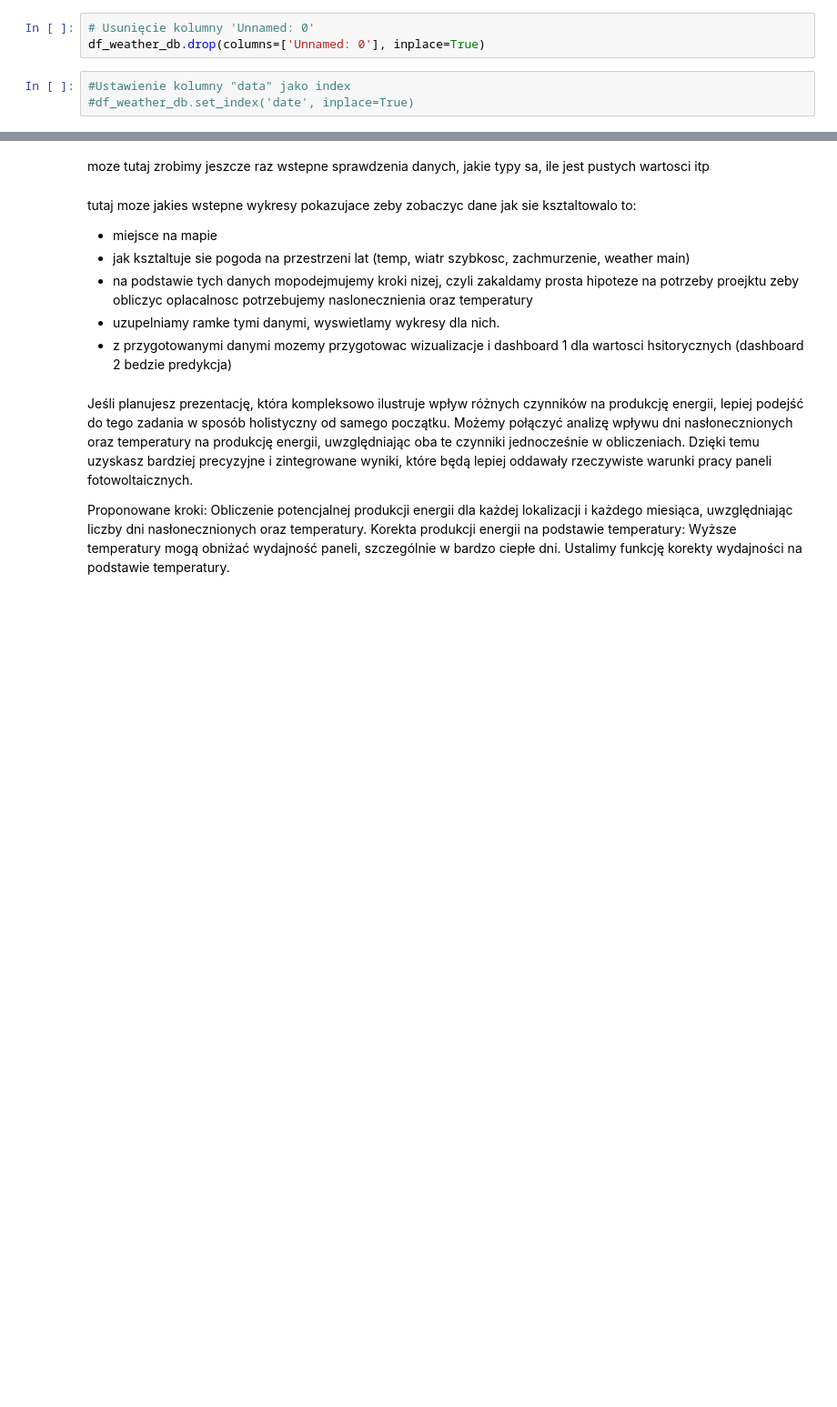
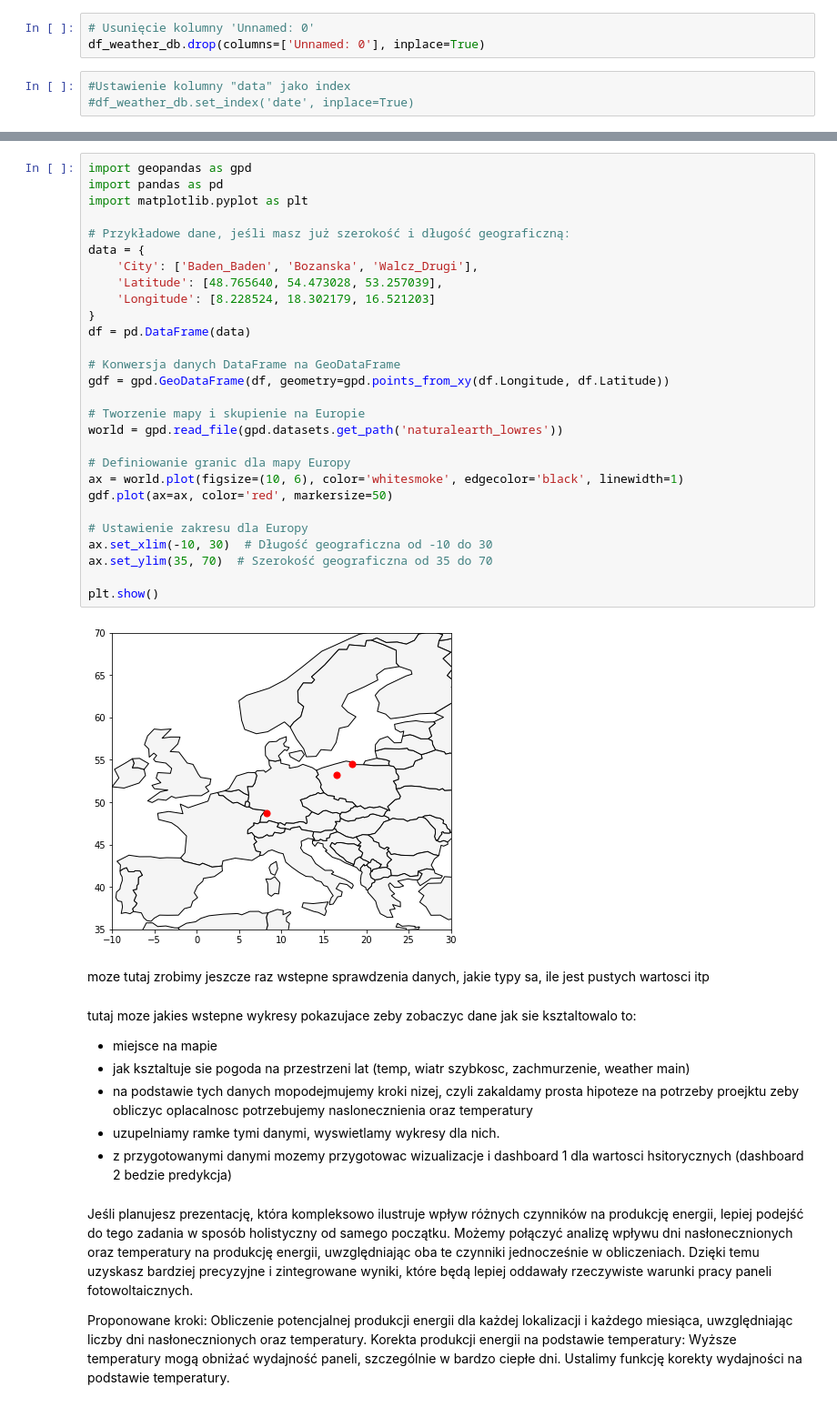
Before and after one commit to BartoszRP/MERITO_ML_Projekt_Fotowoltaika_2024, a Jupyter notebook: 1. Notebooks/03_analiza_danych.ipynb, the cells around one changed output, grey strips where cells are left out. Shown: that part at 91% size. Saved outputs shown, nothing was run; the diff lists cells and outputs as text; blank space fills up the shorter version.

```diff
--- a/1. Notebooks/03_analiza_danych.ipynb
+++ b/1. Notebooks/03_analiza_danych.ipynb
@@ -88,6 +88,36 @@ df_weather_db.head()
 | 2 | 1979-01-01 | Walcz_Drugi | 53.257039 | 16.521203 | -16.437083 | -23.322500 | -21.26 | -9.57 | 1003.708333 | 82.416667 | ... |
 | 3 | 1979-01-02 | Baden_Baden | 48.765640 | 8.228524 | -8.856667 | -14.874167 | -15.82 | -3.96 | 1024.250000 | 84.208333 | ... |
 | 4 | 1979-01-02 | Bozanska | 54.473028 | 18.302179 | -9.037917 | -15.179167 | -14.14 | -7.40 | 1004.791667 | 85.375000 | ... |
+# %%
+import geopandas as gpd
+import pandas as pd
+import matplotlib.pyplot as plt
+
+# Przykładowe dane, jeśli masz już szerokość i długość geograficzną:
+data = {
+    'City': ['Baden_Baden', 'Bozanska', 'Walcz_Drugi'],
+    'Latitude': [48.765640, 54.473028, 53.257039],
+    'Longitude': [8.228524, 18.302179, 16.521203]
+}
+df = pd.DataFrame(data)
+
+# Konwersja danych DataFrame na GeoDataFrame
+gdf = gpd.GeoDataFrame(df, geometry=gpd.points_from_xy(df.Longitude, df.Latitude))
+
+# Tworzenie mapy i skupienie na Europie
+world = gpd.read_file(gpd.datasets.get_path('naturalearth_lowres'))
+
+# Definiowanie granic dla mapy Europy
+ax = world.plot(figsize=(10, 6), color='whitesmoke', edgecolor='black', linewidth=1)
+gdf.plot(ax=ax, color='red', markersize=50)
+
+# Ustawienie zakresu dla Europy
+ax.set_xlim(-10, 30)  # Długość geograficzna od -10 do 30
+ax.set_ylim(35, 70)  # Szerokość geograficzna od 35 do 70
+
+plt.show()
+# %% [output]
+[figure, added]
 # %% [markdown]
 moze tutaj zrobimy jeszcze raz wstepne sprawdzenia danych, jakie typy sa, ile jest pustych wartosci itp
 # %% [markdown]
```
Also changed, not shown: parts of 1 cell of this notebook, 2 other files.
